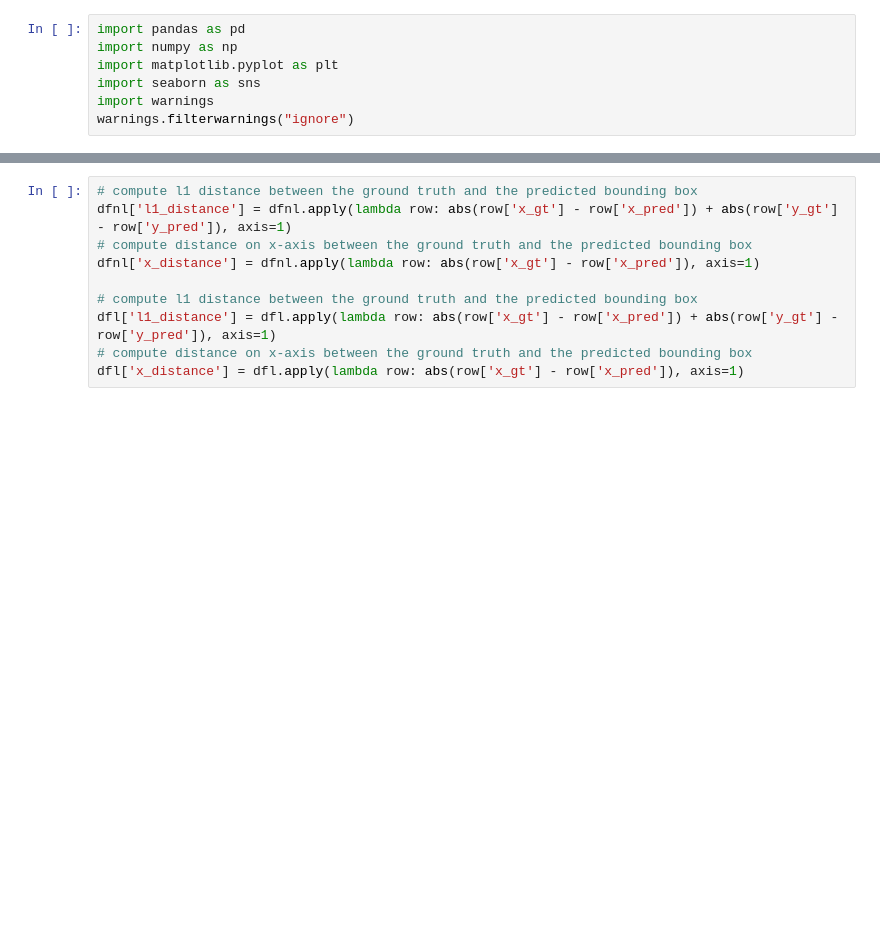
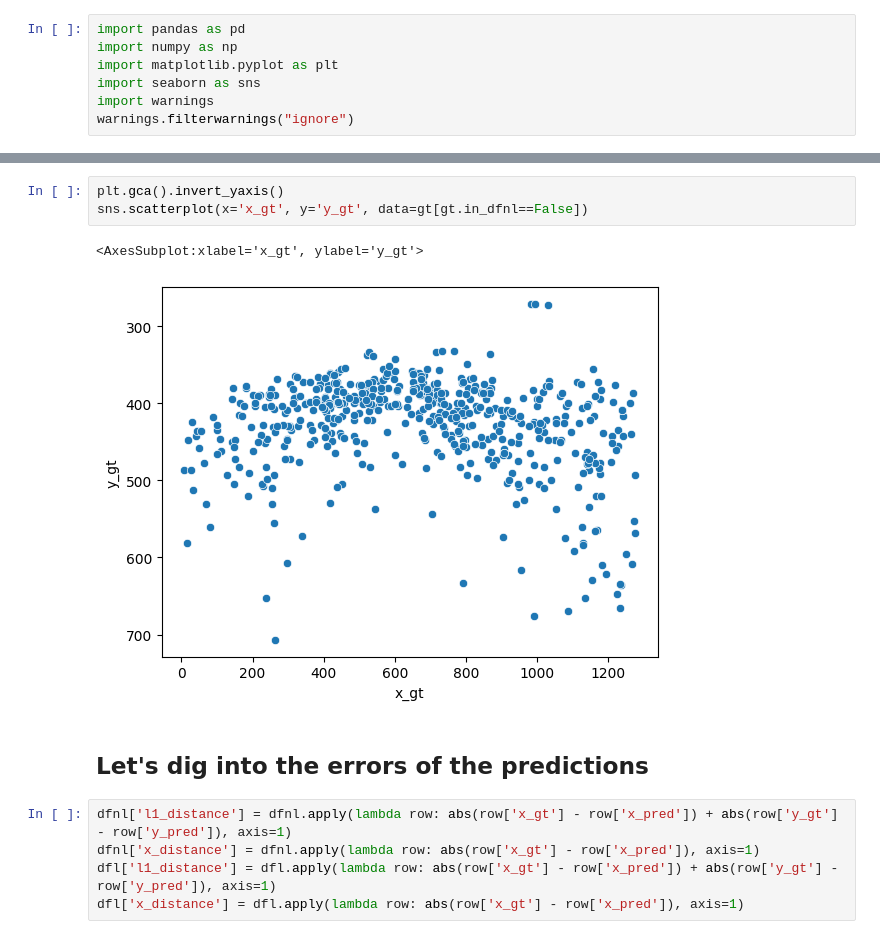
Before and after one commit to RomainFrog/PoleBaseDetection, a Jupyter notebook: dev/EDA_detr.ipynb, the cells around one changed output, grey strips where cells are left out. Saved outputs shown, nothing was run; the diff lists cells and outputs as text; blank space fills up the shorter version.

```diff
--- a/dev/EDA_detr.ipynb
+++ b/dev/EDA_detr.ipynb
@@ -56,10 +51,13 @@ Name: count, dtype: int64
+# %%
+plt.gca().invert_yaxis()
+sns.scatterplot(x='x_gt', y='y_gt', data=gt[gt.in_dfnl==False])
+# %% [output]
+<AxesSubplot:xlabel='x_gt', ylabel='y_gt'>
+[figure, added]
+# %% [markdown]
+## Let's dig into the errors of the predictions
 # %%
-# compute l1 distance between the ground truth and the predicted bounding box
 dfnl['l1_distance'] = dfnl.apply(lambda row: abs(row['x_gt'] - row['x_pred']) + abs(row['y_gt'] - row['y_pred']), axis=1)
-# compute distance on x-axis between the ground truth and the predicted bounding box
 dfnl['x_distance'] = dfnl.apply(lambda row: abs(row['x_gt'] - row['x_pred']), axis=1)
-
-# compute l1 distance between the ground truth and the predicted bounding box
 dfl['l1_distance'] = dfl.apply(lambda row: abs(row['x_gt'] - row['x_pred']) + abs(row['y_gt'] - row['y_pred']), axis=1)
-# compute distance on x-axis between the ground truth and the predicted bounding box
 dfl['x_distance'] = dfl.apply(lambda row: abs(row['x_gt'] - row['x_pred']), axis=1)
```
Also changed, not shown: parts of 17 cells of this notebook, 1 other file.
